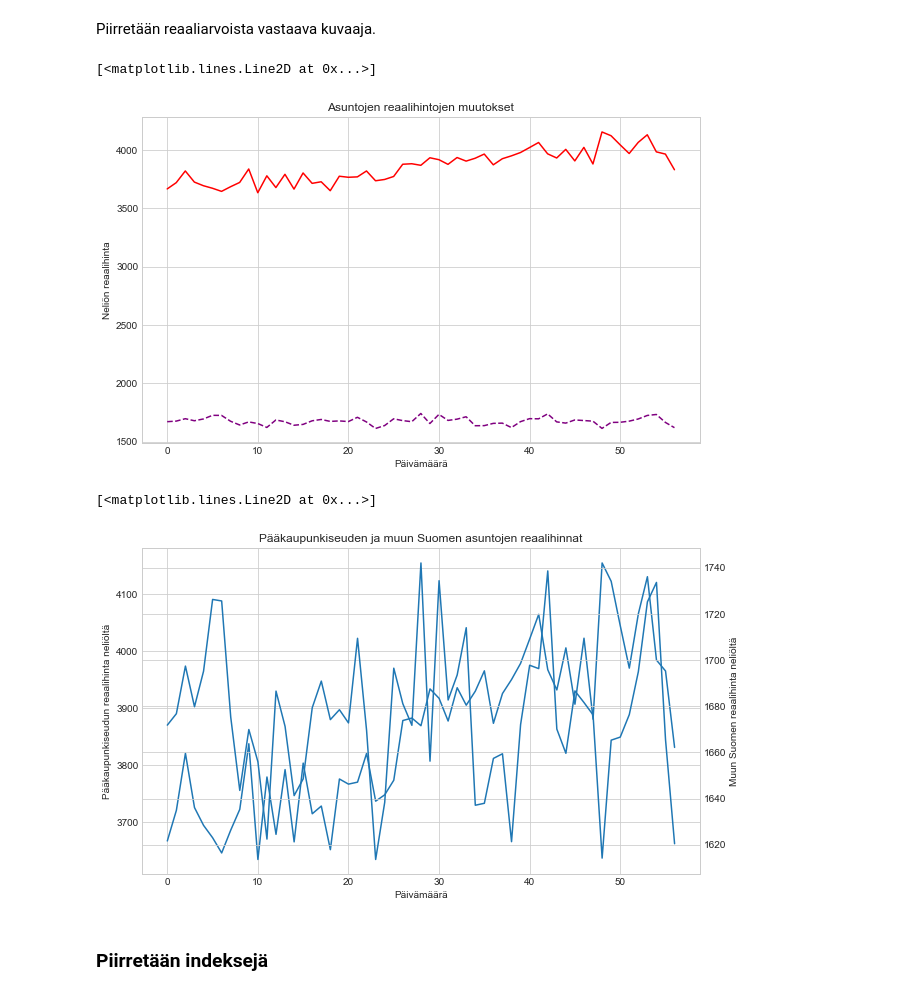
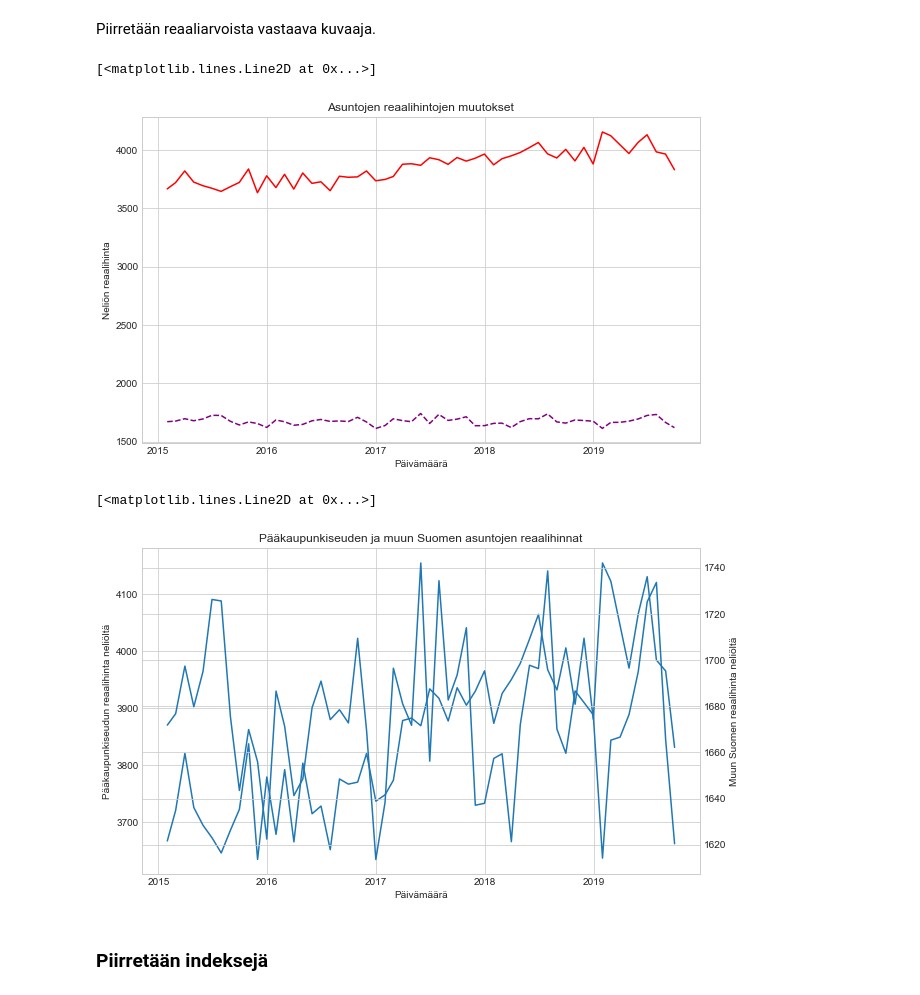
Before and after one commit to juhanurmonen/tunnuslukujen-ja-muutoksen-laskeminen-ja-kuvailu, a Jupyter notebook: Muutoksen_suuruuden_laskeminen_ja_sen_kuvailu.ipynb, the cells around one changed output. Cells and saved outputs as stored; diff of their text form; code cells hidden in the pictures.

```diff
--- a/Muutoksen_suuruuden_laskeminen_ja_sen_kuvailu.ipynb
+++ b/Muutoksen_suuruuden_laskeminen_ja_sen_kuvailu.ipynb
@@ -89,4 +89,4 @@ hinnat.head(8)
 # %%
 #### Lopuksi indeksöidään noiden päivämäärien mukaan
 
-hinnat.set_index('Ajankohta')
+hinnat.index = hinnat['Ajankohta']
@@ -336,7 +323,7 @@ Excel-tiedoston toisessa välilehdessä on asuntojen hintojen ajankohtien elinku
 # %%
 #### Luetaan elinkustannusindeksit Excel-tiedostosta tietokehykseen.
 
-elinkustannusindeksi = pd.read_excel('http://www.haaga-helia.fi/~rdi1lh101/Dataa/Asuntojen_hinnat_2015-2019.xlsx', sheet_name='Elinkustannusindeksi')
+elinkustannusindeksi = pd.read_excel('http://www.haaga-helia.fi/~rdi1lh101/Dataa/Asuntojen_hinnat_viimeisin.xlsx', sheet_name='Elinkustannusindeksi')
 # %%
 #### Katsotaan, miltä data näyttää alusta
 
@@ -424,4 +411,4 @@ elinkustannusindeksi.head(8)
 # %%
 #### Lopuksi indeksöidään noiden päivämäärien mukaan
 
-elinkustannusindeksi.set_index('Ajankohta')
+elinkustannusindeksi.index = elinkustannusindeksi['Ajankohta']
@@ -460,9 +433,11 @@ elinkustannusindeksi
 819 rows × 3 columns
 # %%
 ##### Yhdistetään nyt hinnat-tietokehyksen Pääkaupunkiseudun ja Muun Suomen nimellishinnat sekä elinkustannusindeksi-tietokehyksen muutoskertoimet samaan tietokehykseen.
-#### reaaliarvot = pd.concat([hinnat['Ajankohta'],elinkustannusindeksi['Ajankohta']], axis = 1)
 
-reaaliarvot = pd.merge(hinnat, elinkustannusindeksi, how='left', on='Ajankohta')
+reaaliarvot = pd.concat([hinnat,elinkustannusindeksi], axis = 1)
+
+#### Toinen tapa:
+#### reaaliarvot = pd.merge(hinnat, elinkustannusindeksi, how='left', on='Ajankohta')
 # %%
 ##### Miltähän näyttää?
 
@@ -726,34 +707,34 @@ ax_real.plot(reaaliarvot['Muu-Suomi-reaali'], color='purple', label ='Muu Suomi'
 #### legend = True  ### ei toimi
 # %% [output]
 [<matplotlib.lines.Line2D at 0x...>]
-[figure, old version]
+[figure, new version]
 # %%
 ##### Piirretään nämä vielä samaan kuvioon.
 
 ##### Luodaan figure- ja axes-oliot
 
 ##### Tässä oli onglemia: subplotilla ei ollut coloria, linestyleä yms.
 
 fig_real1, ax_real1 = plt.subplots(figsize=(10,6))
 
 ##### Määritetään ax1-olio:
 
 color = 'C0'
 ax_real1.set(ylabel = 'Pääkaupunkiseudun reaalihinta neliöltä', xlabel = 'Päivämäärä', title = 'Pääkaupunkiseuden ja muun Suomen asuntojen reaalihinnat')
 
 ax_real1.plot(reaaliarvot['PKS-reaali'], label='Pääkaupunkiseudun reaalihinnat')
 
 ##### Luodaan toinen axes-olio, jolla on yhteinen x-akseli edellisen olion kanssa:
 
+color = 'C2'
 ax_real2 = ax_real1.twinx()
 
-color = 'C1'
 ax_real2.set(ylabel='Muun Suomen reaalihinta neliöltä', label='Muun Suomen reaalihinnat')
 ax_real2.plot(reaaliarvot['Muu-Suomi-reaali'])
 ### ax_real2.tick_params(axis='y', labelcolor=color, grid_color=color)
 # %% [output]
 [<matplotlib.lines.Line2D at 0x...>]
-[figure, old version]
+[figure, new version]
 # %% [markdown]
 ### Piirretään indeksejä
 # %% [markdown]
```
Also changed, not shown: parts of 35 cells of this notebook, 2 other files.
